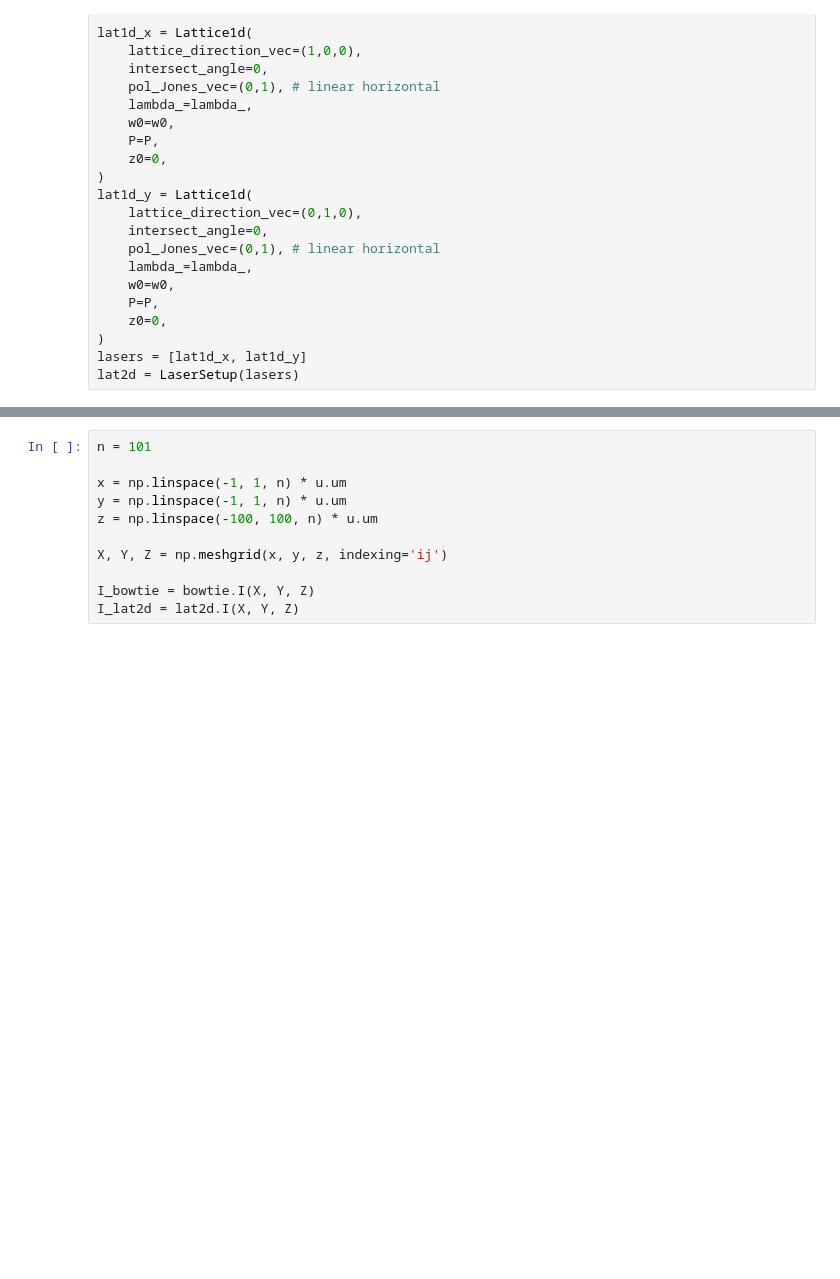
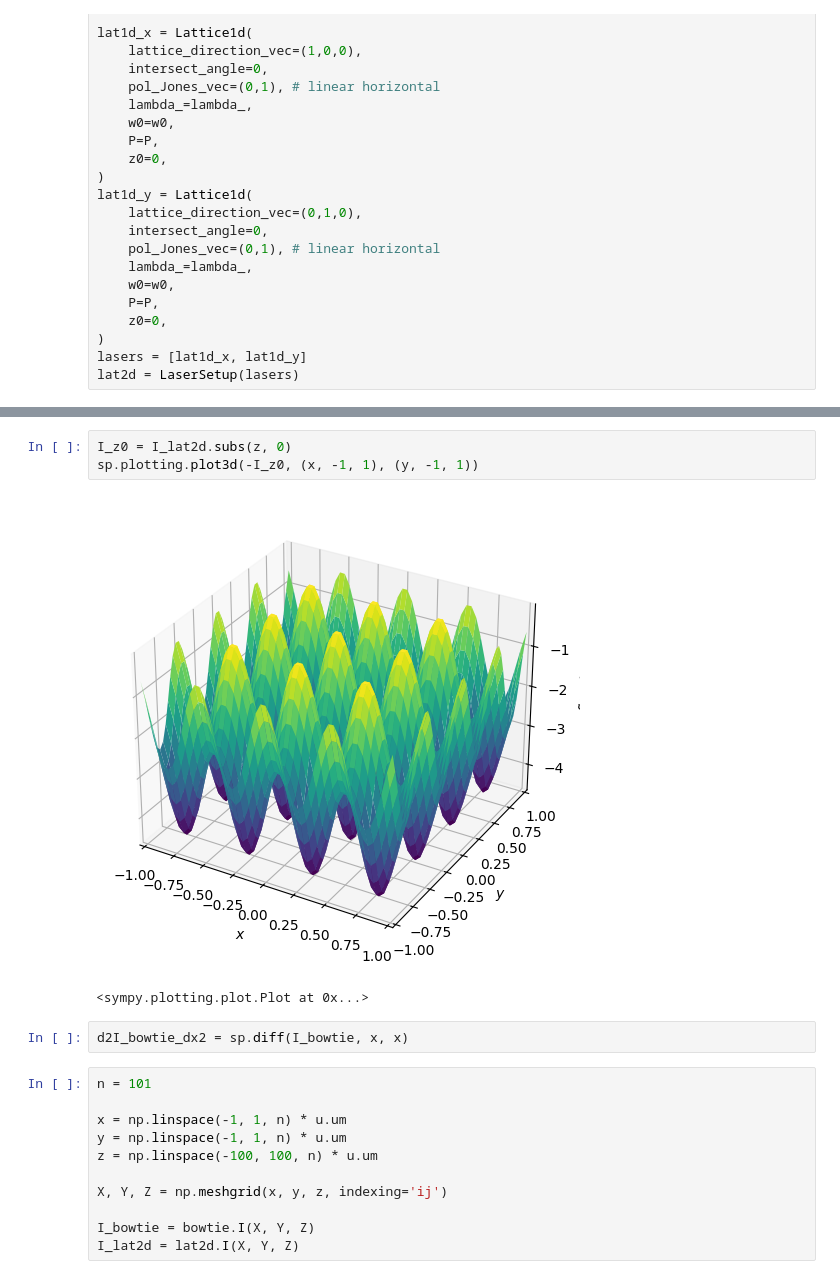
Before and after one commit to lightmat/lightmat, a Jupyter notebook: lattice.ipynb, the cells around one changed output, grey strips where cells are left out. Drawn from its saved outputs; the diff is of its cells as text; blank space fills up the shorter version.

```diff
--- a/lattice.ipynb
+++ b/lattice.ipynb
@@ -54,3 +65,11 @@ lat2d = LaserSetup(lasers)
+# %%
+I_z0 = I_lat2d.subs(z, 0)
+sp.plotting.plot3d(-I_z0, (x, -1, 1), (y, -1, 1))
+# %% [output]
+[figure, added]
+<sympy.plotting.plot.Plot at 0x...>
+# %%
+d2I_bowtie_dx2 = sp.diff(I_bowtie, x, x)
 # %%
 n = 101
 
```
Also changed, not shown: parts of 3 cells of this notebook, 5 other files.
